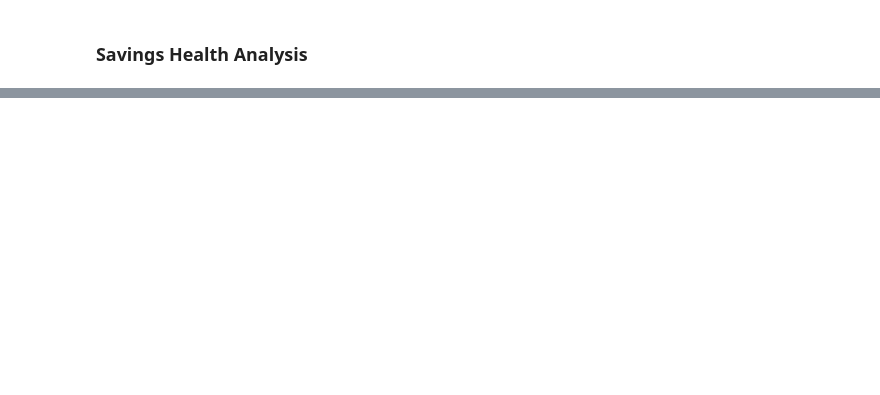
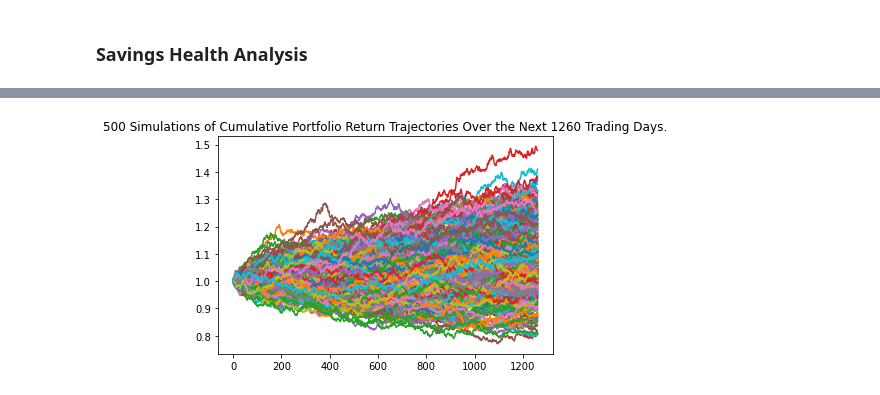
Before and after one commit to Emitecaps/APIs_HW_Financial_Planning, a Jupyter notebook: financial-planner.ipynb, the cells around one changed output, grey strips where cells are left out. Cells and saved outputs as stored; diff of their text form; code cells hidden in the pictures; blank space fills up the shorter version.

```diff
--- a/financial-planner.ipynb
+++ b/financial-planner.ipynb
@@ -101,21 +66,28 @@ Alpaca Secret Key type: <class 'str'>
 # %%
 # Format current date as ISO format
-current_date = pd.Timestamp.today(tz="America/New_York").isoformat()
+today = pd.Timestamp('2020-05-01', tz='America/New_York').isoformat()
 
 # Set the tickers
-tickers = ["AGG", "SPY"]
+tickers = ['AGG', 'SPY']
 
-# Set timeframe to '1D' for Alpaca API
-timeframe = "1D"
+# Set timeframe to "1Day" for Alpaca API
+timeframe = "1Day"
 
 # Get current closing prices for SPY and AGG
-df_ticker = alpaca.get_barset(
+df_investments = alpaca.get_bars(
     tickers,
     timeframe,
-    start = current_date,
-    end = current_date
+    start = today
 ).df
 
+# Reorganize the DataFrame
+# Separate ticker data
+AGG = df_investments[df_investments['symbol']=='AGG'].drop('symbol', axis=1)
+SPY = df_investments[df_investments['symbol']=='SPY'].drop('symbol', axis=1)
+
+# Concatenate the ticker DataFrames
+df_investments = pd.concat([AGG, SPY],axis=1, keys=['AGG','SPY'])
+
 # Preview DataFrame
-df_ticker
+df_investments.head()
 # %% [output]
@@ -292,0 +170,8 @@ print(f"There is a 95% chance that an initial investment of ${initial_investment
+# %%
+# Configuring a Monte Carlo simulation to forecast 5 years cumulative returns
+MC_five_year = MCSimulation(
+    portfolio_data = df_investments,
+    weights = [.80,.20],
+    num_simulation = 500,
+    num_trading_days = 252 * 5
+)
@@ -292,0 +223,5 @@ print(f"There is a 95% chance that an initial investment of ${initial_investment
+# %%
+# Plot simulation outcomes
+line_plot_five = MC_five_year.plot_simulation()
+# %% [output]
+[figure, added]
```
Also changed, not shown: parts of 53 cells of this notebook.
